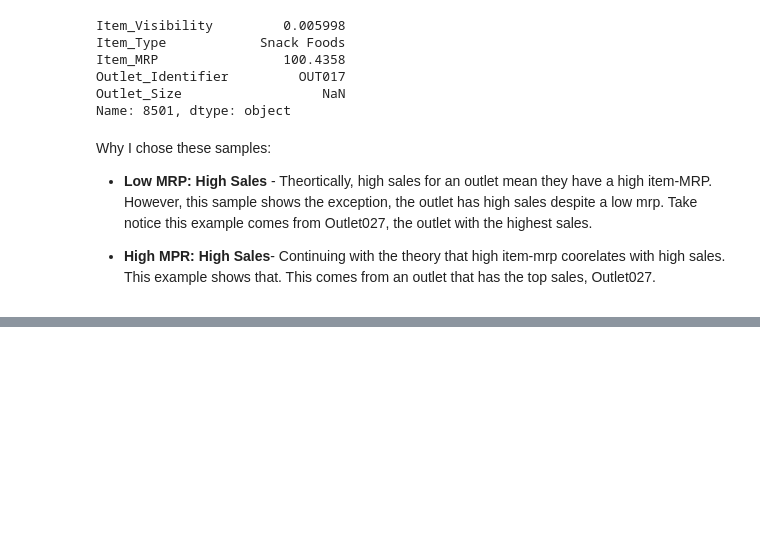
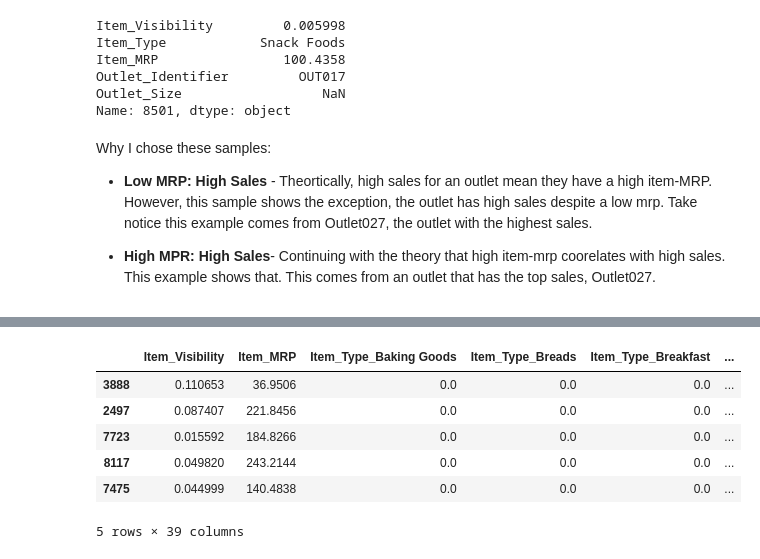
Before and after one commit to eckoecho/Prediction-of-Product-Sales, a Jupyter notebook: Project 1 - Local Explanations.ipynb, the cells around one changed output, grey strips where cells are left out. Saved outputs shown, nothing was run; the diff lists cells and outputs as text; code cells hidden in the pictures; blank space fills up the shorter version.

```diff
--- a/Project 1 - Local Explanations.ipynb
+++ b/Project 1 - Local Explanations.ipynb
@@ -1672,0 +1732,12 @@ Why I chose these samples:
+# %%
+#Create an X_shap
+X_shap = shap.sample(X_train_df, nsamples=400, random_state=SEED)
+X_shap.head()
+# %% [output]
+|  | Item_Visibility | Item_MRP | Item_Type_Baking Goods | Item_Type_Breads | Item_Type_Breakfast | ... |
+| 3888 | 0.110653 | 36.9506 | 0.0 | 0.0 | 0.0 | ... |
+| 2497 | 0.087407 | 221.8456 | 0.0 | 0.0 | 0.0 | ... |
+| 7723 | 0.015592 | 184.8266 | 0.0 | 0.0 | 0.0 | ... |
+| 8117 | 0.049820 | 243.2144 | 0.0 | 0.0 | 0.0 | ... |
+| 7475 | 0.044999 | 140.4838 | 0.0 | 0.0 | 0.0 | ... |
+5 rows × 39 columns
```
Also changed, not shown: parts of 23 cells of this notebook.
